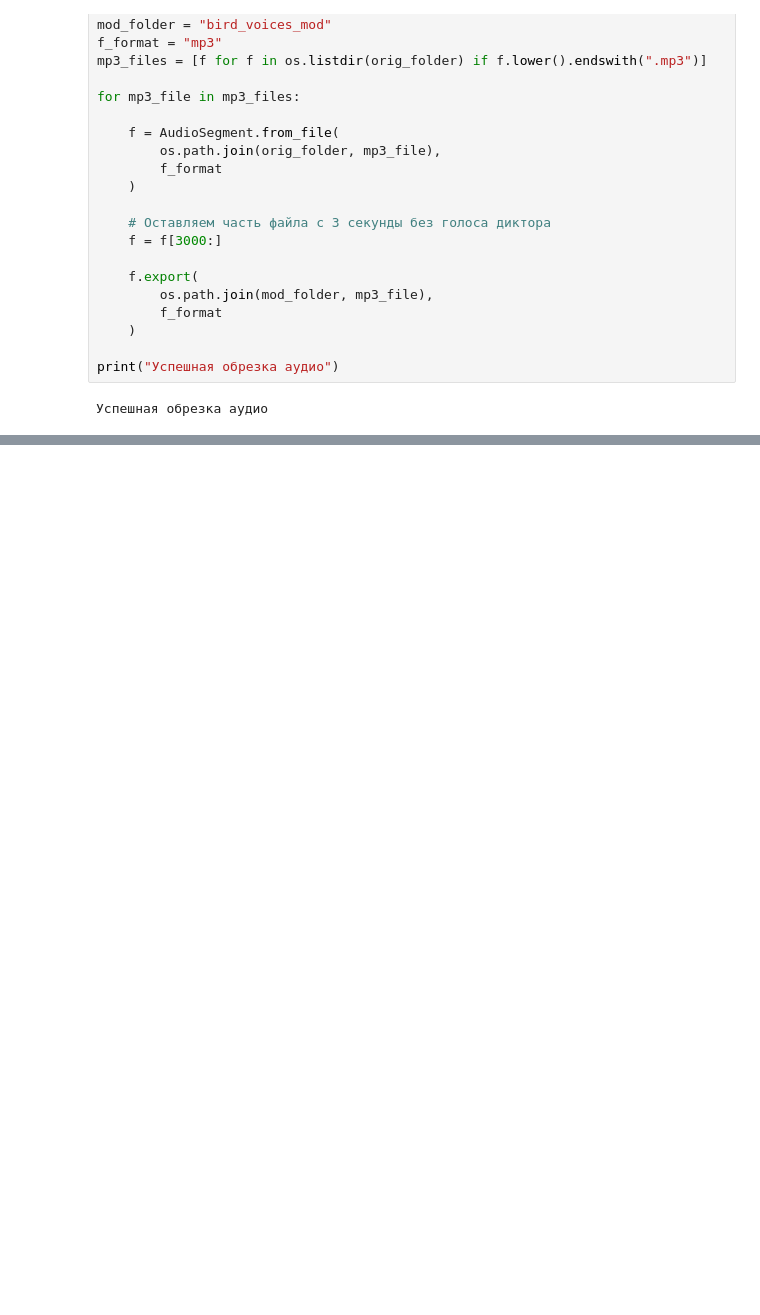
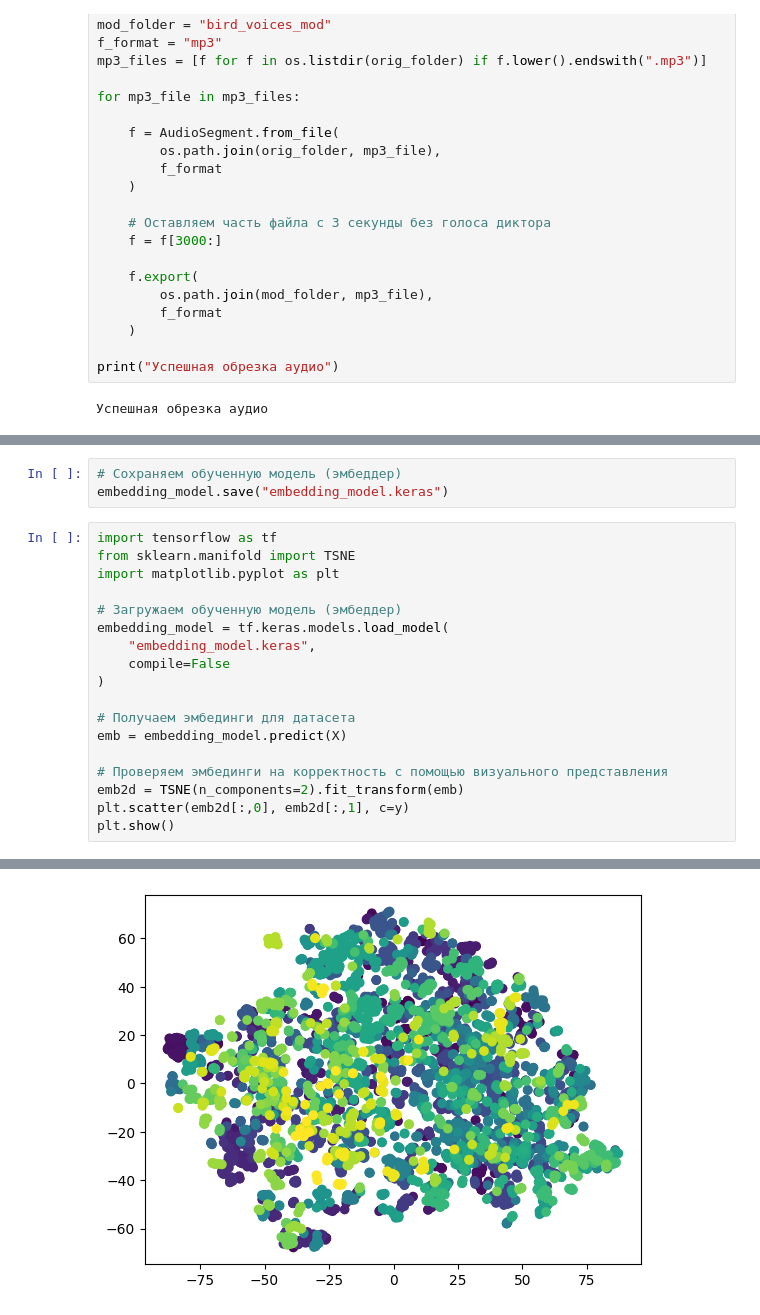
Before and after one commit to DmitrMarch/BirdVoices, a Jupyter notebook: main.ipynb, the cells around one changed output, grey strips where cells are left out. Saved outputs shown, nothing was run; the diff lists cells and outputs as text; blank space fills up the shorter version.

```diff
--- a/main.ipynb
+++ b/main.ipynb
@@ -230 +295,23 @@ Epoch 10/10
 <keras.src.callbacks.history.History at 0x...>
+# %%
+# Сохраняем обученную модель (эмбеддер)
+embedding_model.save("embedding_model.keras")
+# %%
+import tensorflow as tf
+from sklearn.manifold import TSNE
+import matplotlib.pyplot as plt
+
+# Загружаем обученную модель (эмбеддер)
+embedding_model = tf.keras.models.load_model(
+    "embedding_model.keras",
+    compile=False
+)
+
+# Получаем эмбединги для датасета
+emb = embedding_model.predict(X)
+
+# Проверяем эмбединги на корректность с помощью визуального представления
+emb2d = TSNE(n_components=2).fit_transform(emb)
+plt.scatter(emb2d[:,0], emb2d[:,1], c=y)
+plt.show()
+# %% [output]
@@ -230,0 +319 @@ Epoch 10/10
+[figure, added]
```
Also changed, not shown: parts of 6 cells of this notebook, 1 other file.
